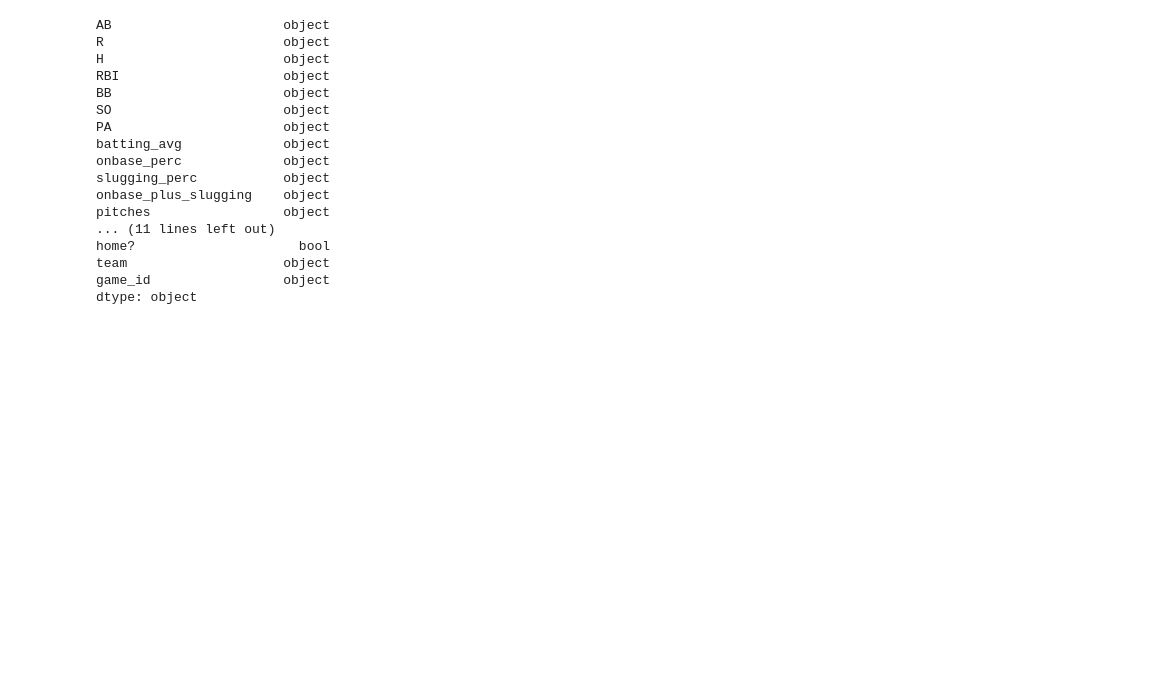
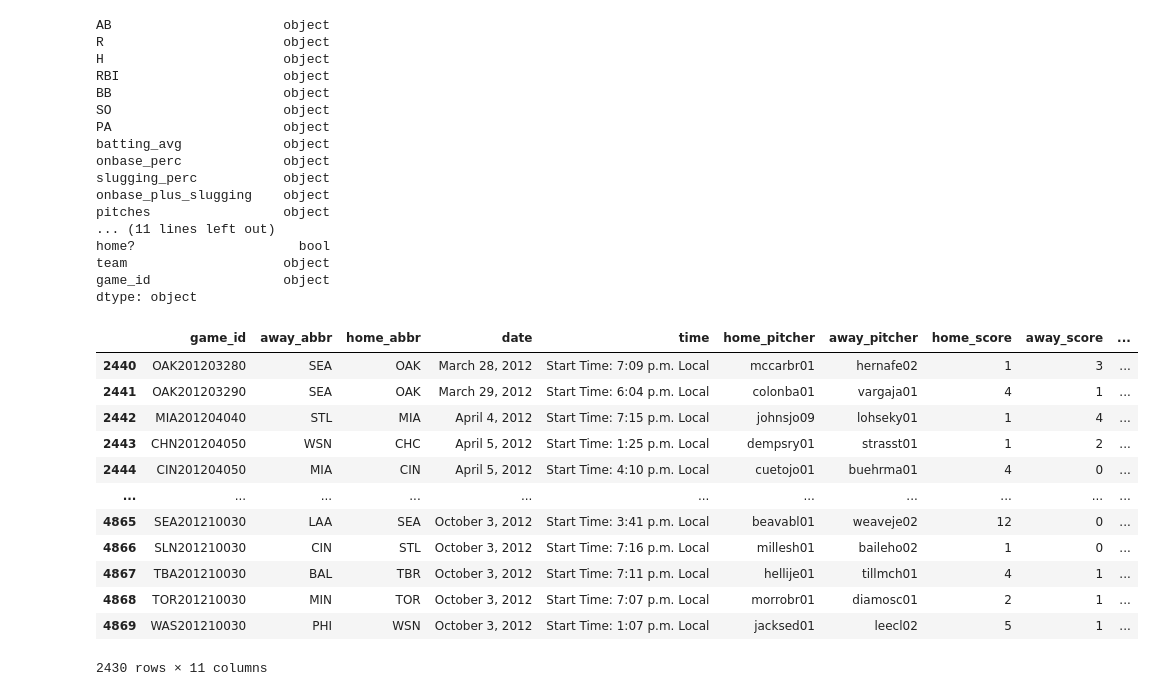
Before and after one commit to jacob-parks98/MLB_predictions, a Jupyter notebook: EDA.ipynb, the cells around one changed output. Cells and saved outputs as stored; diff of their text form; code cells hidden in the pictures; blank space fills up the shorter version.

```diff
--- a/EDA.ipynb
+++ b/EDA.ipynb
@@ -7,3 +10,7 @@ import matplotlib.pyplot as plt
 pd.set_option('display.max_columns', 100)
 # %%
 games = pickle.load(open('games.pkl', 'rb'))
+# %%
+games2 = pickle.load(open('games2.pkl', 'rb'))
+# %%
+games2 = games2[10:]
@@ -9,0 +25,3 @@ games = pickle.load(open('games.pkl', 'rb'))
+# %%
+for x in games2:
+    games.append(x)
@@ -78,0 +100,3 @@ games_df = games_df_temp[10:]
+# %%
+games_df[['day', 'del1','del2','date']] = games_df['date'].str.extract('(\w+)(,)(\s+)(\w+\s+\d+\W+\s+\d+)', expand=True )
+games_df = games_df.drop(columns = ['del1','del2'])
@@ -131,3 +164,19 @@ home?                     bool
 team                    object
 game_id                 object
 dtype: object
+# %%
+games_df[games_df.duplicated('game_id') == True]
+# %% [output]
+|  | game_id | away_abbr | home_abbr | date | time | home_pitcher | away_pitcher | home_score | away_score | ... |
+| 2440 | OAK201203280 | SEA | OAK | March 28, 2012 | Start Time: 7:09 p.m. Local | mccarbr01 | hernafe02 | 1 | 3 | ... |
+| 2441 | OAK201203290 | SEA | OAK | March 29, 2012 | Start Time: 6:04 p.m. Local | colonba01 | vargaja01 | 4 | 1 | ... |
+| 2442 | MIA201204040 | STL | MIA | April 4, 2012 | Start Time: 7:15 p.m. Local | johnsjo09 | lohseky01 | 1 | 4 | ... |
+| 2443 | CHN201204050 | WSN | CHC | April 5, 2012 | Start Time: 1:25 p.m. Local | dempsry01 | strasst01 | 1 | 2 | ... |
+| 2444 | CIN201204050 | MIA | CIN | April 5, 2012 | Start Time: 4:10 p.m. Local | cuetojo01 | buehrma01 | 4 | 0 | ... |
+| ... | ... | ... | ... | ... | ... | ... | ... | ... | ... | ... |
+| 4865 | SEA201210030 | LAA | SEA | October 3, 2012 | Start Time: 3:41 p.m. Local | beavabl01 | weaveje02 | 12 | 0 | ... |
+| 4866 | SLN201210030 | CIN | STL | October 3, 2012 | Start Time: 7:16 p.m. Local | millesh01 | baileho02 | 1 | 0 | ... |
+| 4867 | TBA201210030 | BAL | TBR | October 3, 2012 | Start Time: 7:11 p.m. Local | hellije01 | tillmch01 | 4 | 1 | ... |
+| 4868 | TOR201210030 | MIN | TOR | October 3, 2012 | Start Time: 7:07 p.m. Local | morrobr01 | diamosc01 | 2 | 1 | ... |
+| 4869 | WAS201210030 | PHI | WSN | October 3, 2012 | Start Time: 1:07 p.m. Local | jacksed01 | leecl02 | 5 | 1 | ... |
+2430 rows × 11 columns
```
Also changed, not shown: parts of 33 cells of this notebook.
